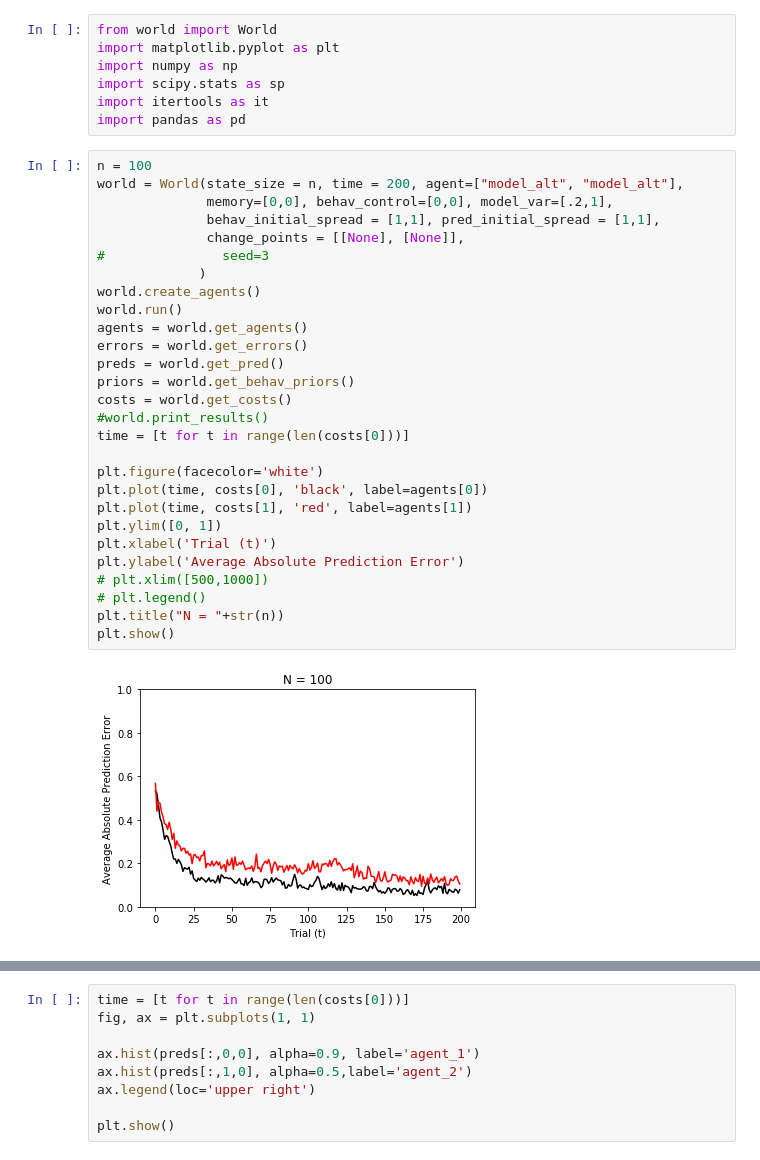
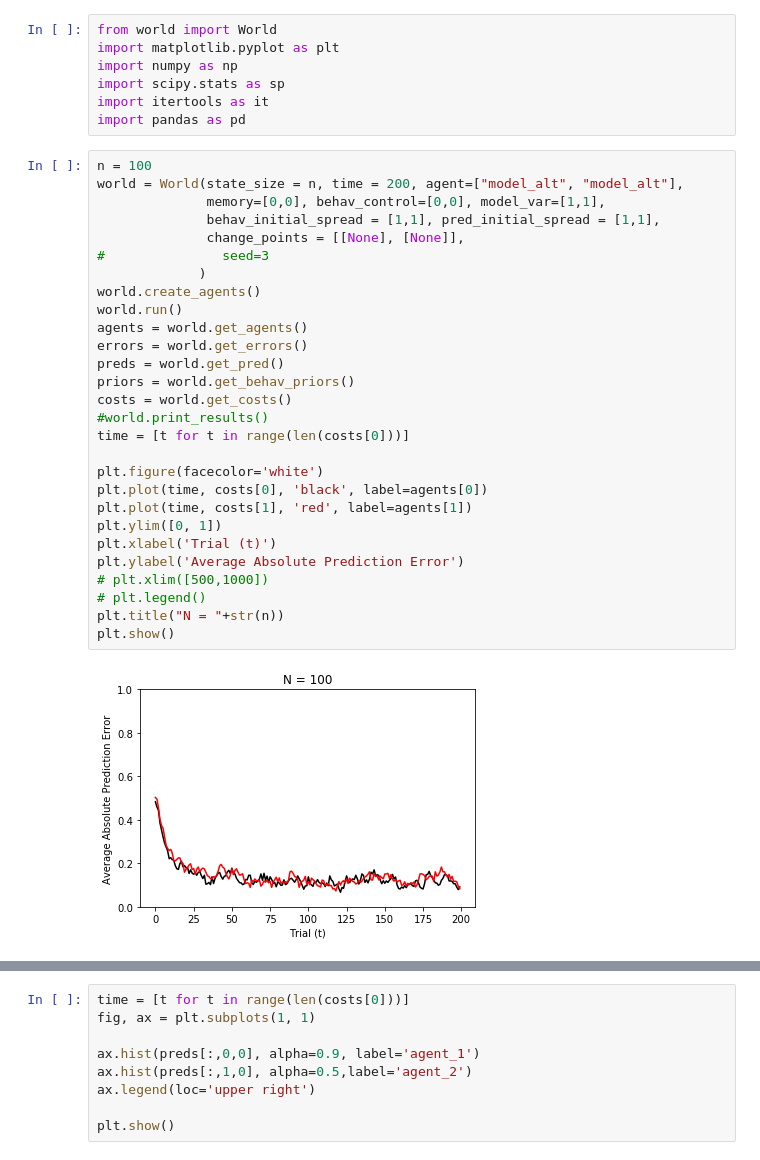
Before and after one commit to rpassas/Social_AI, a Jupyter notebook: experiments_JT.ipynb, the cells around one changed output, grey strips where cells are left out. Drawn from its saved outputs; the diff is of its cells as text.

```diff
--- a/experiments_JT.ipynb
+++ b/experiments_JT.ipynb
@@ -8,30 +8,30 @@ import pandas as pd
 # %%
 n = 100
 world = World(state_size = n, time = 200, agent=["model_alt", "model_alt"],
-              memory=[0,0], behav_control=[0,0], model_var=[.2,1],
+              memory=[0,0], behav_control=[0,0], model_var=[1,1],
               behav_initial_spread = [1,1], pred_initial_spread = [1,1],
               change_points = [[None], [None]],
 #               seed=3
              )
 world.create_agents()
 world.run()
 agents = world.get_agents()
 errors = world.get_errors()
 preds = world.get_pred()
 priors = world.get_behav_priors()
 costs = world.get_costs()
 #world.print_results()
 time = [t for t in range(len(costs[0]))]
 
 plt.figure(facecolor='white')
 plt.plot(time, costs[0], 'black', label=agents[0])
 plt.plot(time, costs[1], 'red', label=agents[1])
 plt.ylim([0, 1])
 plt.xlabel('Trial (t)')
 plt.ylabel('Average Absolute Prediction Error')
 # plt.xlim([500,1000])
 # plt.legend()
 plt.title("N = "+str(n))
 plt.show()
 # %% [output]
-[figure, old version]
+[figure, new version]
```
Also changed, not shown: parts of 2 cells of this notebook.
